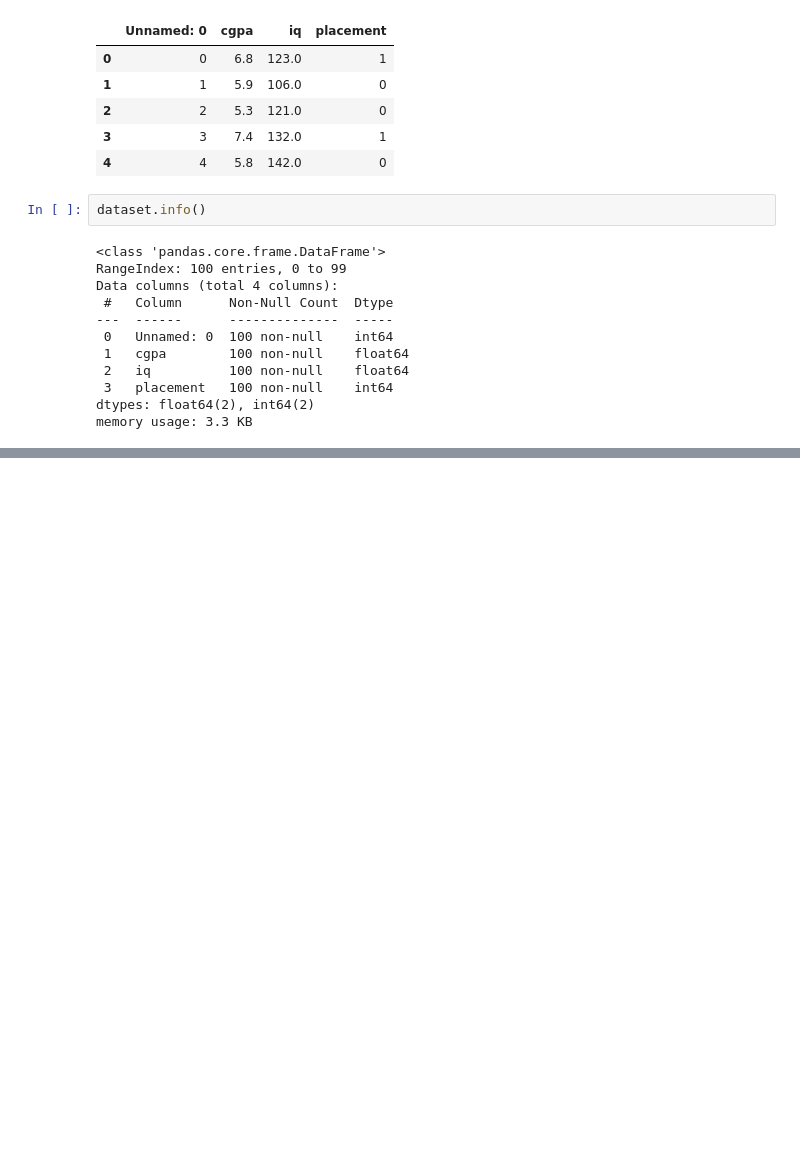
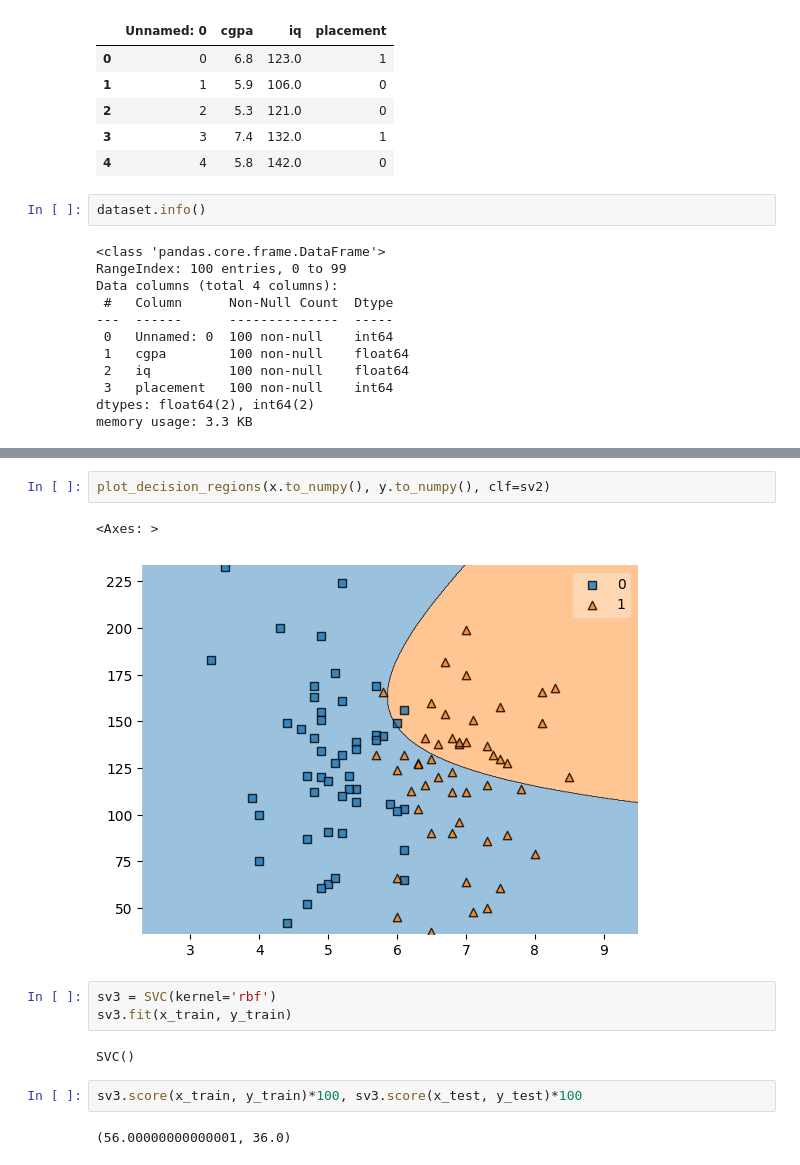
Before and after one commit to shawinCreates/data-science, a Jupyter notebook: machine learning/SVM Classification.ipynb, the cells around one changed output, grey strips where cells are left out. Saved outputs shown, nothing was run; the diff lists cells and outputs as text; blank space fills up the shorter version.

```diff
--- a/machine learning/SVM Classification.ipynb
+++ b/machine learning/SVM Classification.ipynb
@@ -27,0 +86,14 @@ memory usage: 3.3 KB
+# %%
+plot_decision_regions(x.to_numpy(), y.to_numpy(), clf=sv2)
+# %% [output]
+<Axes: >
+[figure, added]
+# %%
+sv3 = SVC(kernel='rbf')
+sv3.fit(x_train, y_train)
+# %% [output]
+SVC()
+# %%
+sv3.score(x_train, y_train)*100, sv3.score(x_test, y_test)*100
+# %% [output]
+(56.00000000000001, 36.0)
```
Also changed, not shown: parts of 18 cells of this notebook.
